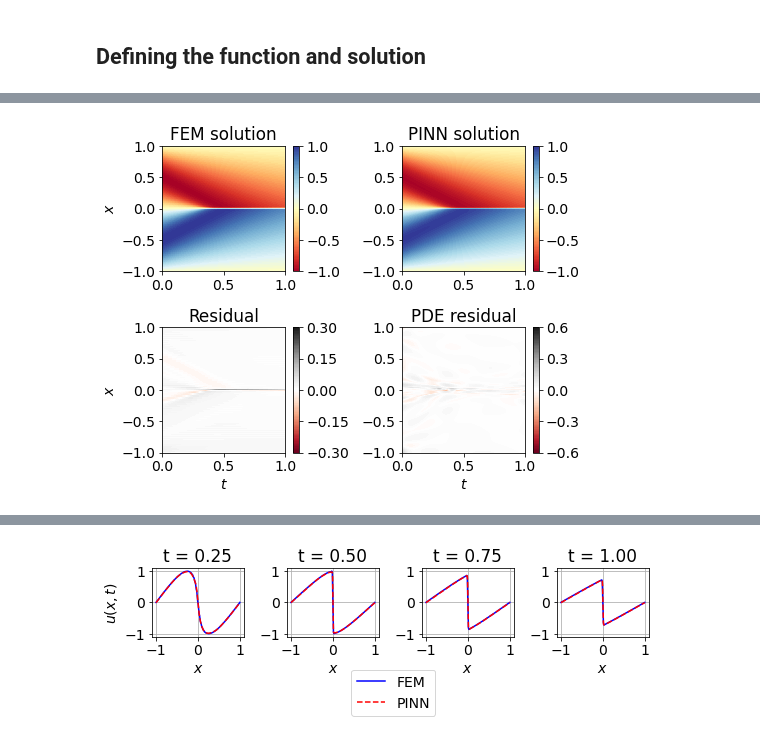
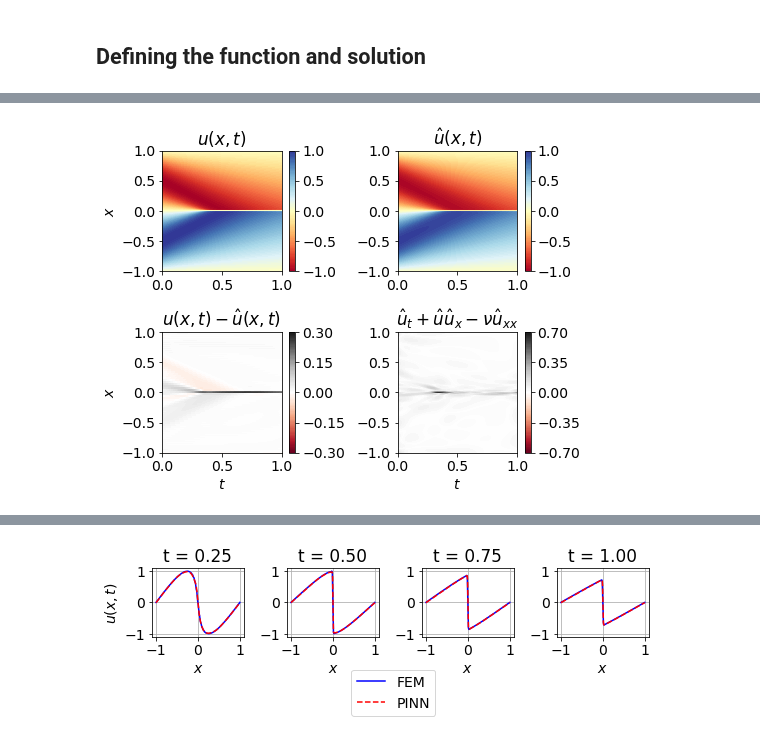
Before and after one commit to runehoejlund/deep-learning-pinn, a Jupyter notebook: PINN-Burgers-grid.ipynb, the cells around one changed output, grey strips where cells are left out. Cells and saved outputs as stored; diff of their text form; code cells hidden in the pictures.

```diff
--- a/PINN-Burgers-grid.ipynb
+++ b/PINN-Burgers-grid.ipynb
@@ -298,0 +308,31 @@ fig.tight_layout()
+# %%
+# Loop for comparing different numbers of data points
+epochs = 10000
+loss_physics, loss_validation, loss_data = torch.zeros(3, epochs), torch.zeros(3, epochs), torch.zeros(3, epochs)
+ns = [20, 50, 100]
+nets_n = []
+N_hid = 30
+N_layers = 3
+n_i = 10
+n_b = 10
+n_val = 20
+n_i_val = 10
+n_b_val = 10
+x_val, t_val, x_i_val, t_i_val, u_i_val, x_b_val, t_b_val, u_b_val = random(n_val, n_i_val, n_b_val)
+
+
+for k, n in enumerate(ns):
+    net = Net(N_in=2, N_out=1, N_hid=N_hid, N_layers=N_layers)
+    for e in range(epochs):
+        x, t, x_i, t_i, u_i, x_b, t_b, u_b = random(n, n_i, n_b)
+        loss_physics[k, e] = net.step(x, t, x_b, t_b, u_b, x_i, t_i, u_i)
+        loss_data[k,e] = MSE(net, u_, x_eval, t_eval)
+        progress(e, epochs)
+        _loss_validation, _, _, _ = net.loss(x_val, t_val, x_i_val, t_i_val, u_i_val, x_b_val, t_b_val, u_b_val)
+        loss_validation[k, e] = _loss_validation.detach().item()
+        if ((e+1)%1 == 0):
+            _loss_validation, _, _, _ = net.loss(x_val, t_val, x_i_val, t_i_val, u_i_val, x_b_val, t_b_val, u_b_val)
+            loss_validation[k, e] = _loss_validation.detach().item()
+            if ((e+1)%500 ==0):
+                print('\nEpoch: {:d}. data loss: {:.3f}. physics loss: {:.3f}. validation loss: {:.3f}'.format(e+1, loss_data[k,e], loss_physics[k,e], loss_validation[k,e]))
+    nets_n.append(net)
@@ -311,41 +386,41 @@ c_levels = torch.linspace(vmin, vmax, 5)
 m = axs[0].contourf(t_.detach(), x_.detach(), u_.detach(), levels=levels, cmap='RdYlBu')
 cb = fig.colorbar(m, ax=axs[0])
 cb.set_ticks(c_levels)
-axs[0].set_title('FEM solution')
+axs[0].set_title(r'$u(x,t)$')
 # axs[0].set_xlabel('$t$')
 axs[0].set_ylabel('$x$')
 
 m = axs[1].contourf(t_.detach(), x_.detach(), u_hat.detach(), levels=levels, cmap='RdYlBu')
 cb = fig.colorbar(m, ax=axs[1])
 cb.set_ticks(c_levels)
-axs[1].set_title('PINN solution')
+axs[1].set_title(r'$\hat{u}(x,t)$')
 # axs[1].set_xlabel('$t$')
 # axs[1].set_ylabel('$x$')
 
 vmin = -np.round((u_-u_hat).abs().max(),1)
 vmax = -vmin
 levels = torch.linspace(vmin, vmax, 100)
 c_levels = torch.linspace(vmin, vmax, 5)
 
 m = axs[2].contourf(t_.detach(), x_.detach(), (u_-u_hat).detach(), levels=levels, cmap='RdGy')
 cb = fig.colorbar(m, ax=axs[2])
 cb.set_ticks(c_levels)
-axs[2].set_title('Residual')
+axs[2].set_title(r'$u(x,t) - \hat{u}(x,t)$')
 axs[2].set_xlabel('$t$')
 axs[2].set_ylabel('$x$')
 
 vmin = -np.round(pde_hat.abs().max(),1)
 vmax = -vmin
 levels = torch.linspace(vmin, vmax, 100)
 c_levels = torch.linspace(vmin, vmax, 5)
-m = axs[3].contourf(t_.detach(), x_.detach(), pde_hat.detach(), levels=levels, vmin=vmin, vmax=vmax, cmap='RdGy')
+m = axs[3].contourf(t_.detach(), x_.detach(), pde_hat.detach().abs(), vmin=vmin, vmax=vmax, levels=levels, cmap='RdGy')
 cb = fig.colorbar(m, ax=axs[3])
 cb.set_ticks(c_levels)
-axs[3].set_title('PDE residual')
+axs[3].set_title(r'$\hat{u}_t +\hat{u}\hat{u}_x - \nu \hat{u}_{xx}$')
 axs[3].set_xlabel('$t$')
 # axs[3].set_ylabel('$x$')
 
 fig.tight_layout()
 fig.savefig('./figs/burgers_2D_random_n100.png', dpi=600)
 # %% [output]
-[figure, old version]
+[figure, new version]
```
Also changed, not shown: parts of 14 cells of this notebook, 10 other files.
